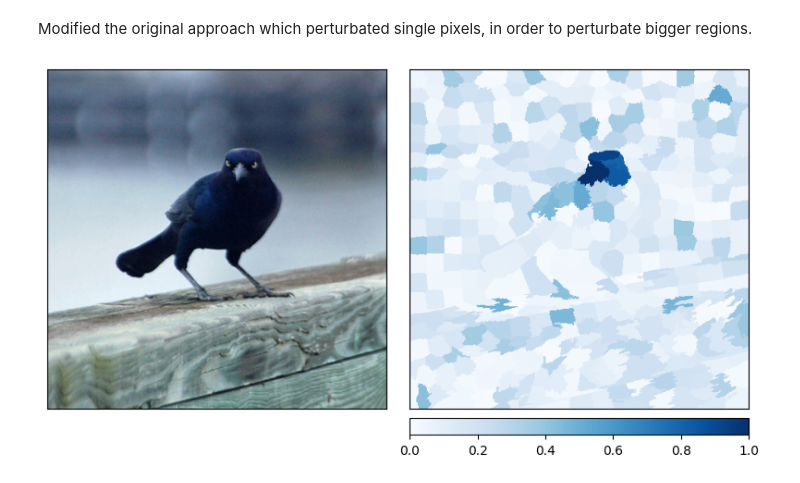
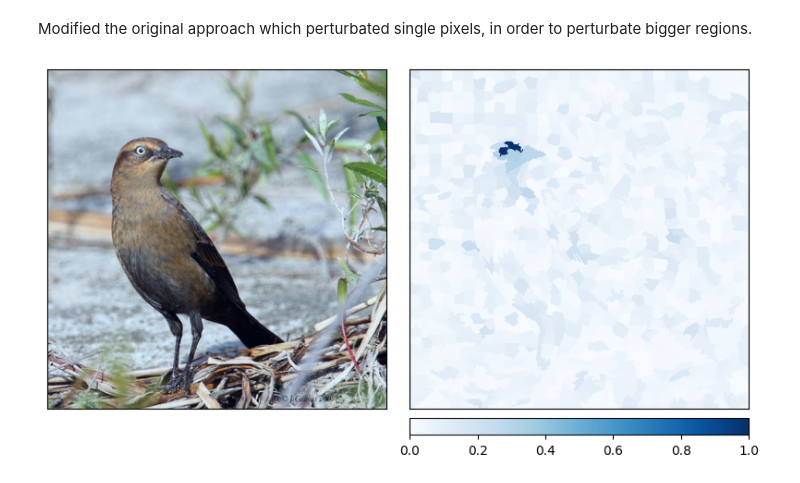
Before and after one commit to samueleantonelli/Explainable_ResNet, a Jupyter notebook: TorchVision_Interpret_finale.ipynb, the cells around one changed output. Saved outputs shown, nothing was run; the diff lists cells and outputs as text; code cells hidden in the pictures.

```diff
--- a/TorchVision_Interpret_finale.ipynb
+++ b/TorchVision_Interpret_finale.ipynb
@@ -23,7 +23,7 @@ images_dir = "/mnt/cimec-storage6/users/samuele.antonelli/modifica_resnet_backup
 checkpoint_path = "/mnt/cimec-storage6/users/samuele.antonelli/modifica_resnet_backup/modifica_resnet/CNN_classifier/model_save1/ResNet/ResNet/ResNet50.pkl"  #replace with your model's file path
 chosen_model = 50 #set either 50 or 101, depending on the chosen model
 
-image_path = "/mnt/cimec-storage6/users/samuele.antonelli/modifica_resnet_backup/modifica_resnet/CNN_classifier/CUB_200_2011/images/011.Rusty_Blackbird/Rusty_Blackbird_0003_6749.jpg" #pick an image path from Explainable_ResNet/CNN_classifier/CUB_200_2011/images
+image_path = "/mnt/cimec-storage6/users/samuele.antonelli/modifica_resnet_backup/modifica_resnet/CNN_classifier/CUB_200_2011/images/197.Marsh_Wren/Marsh_Wren_0008_188533.jpg" #pick an image path from Explainable_ResNet/CNN_classifier/CUB_200_2011/images
 # %%
 import torch
 import torch.nn.functional as F
@@ -415,38 +416,38 @@ image_np = input.squeeze(0).cpu().numpy()
 image_np = np.transpose(image_np, (1, 2, 0))  #convert from (C, H, W) to (H, W, C)
 
 #generate superpixels
-num_segments = 400
+num_segments = 1000
 feature_mask = slic(image_np, n_segments=num_segments, compactness=10)
 
 #ensure feature mask starts from 0
 feature_mask = feature_mask - feature_mask.min()
 
 #convert to tensor
 feature_mask = torch.tensor(feature_mask, device=input.device).unsqueeze(0)
 
 #run LIME
 attrs = lr_lime.attribute(
     input,
     target=pred_label_idx,
     feature_mask=feature_mask,
     n_samples=500,
     perturbations_per_eval=32,
     show_progress=True
 ).squeeze(0)
 
 #ensure the original image is properly normalized to [0,1] for correct brightness
 image_np = image_np - image_np.min()  #shift minimum to 0
 image_np = image_np / image_np.max()  #scale max to 1
 
 
 #use Captum's built-in visualization function to match previous models
 _ = viz.visualize_image_attr_multiple(
     np.transpose(attrs.squeeze().cpu().detach().numpy(), (1,2,0)),  # Convert attribution map to (H, W, C)
     image_np,
     methods=["original_image", "heat_map"],
     signs=["all", "absolute_value"],
     show_colorbar=True,
     outlier_perc=1
 )
 # %% [output]
-[figure, old version]
+[figure, new version]
```
Also changed, not shown: parts of 9 cells of this notebook.
